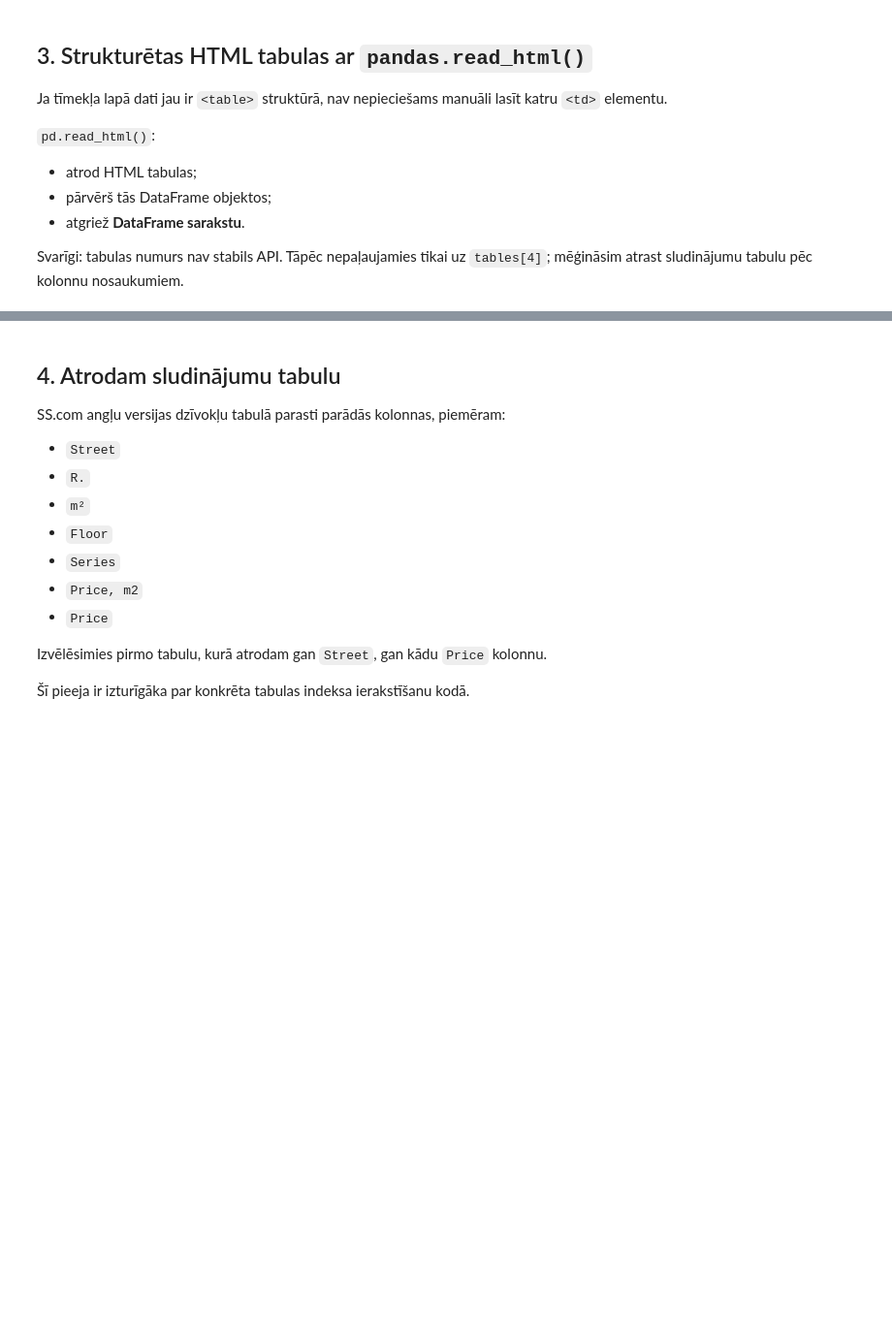
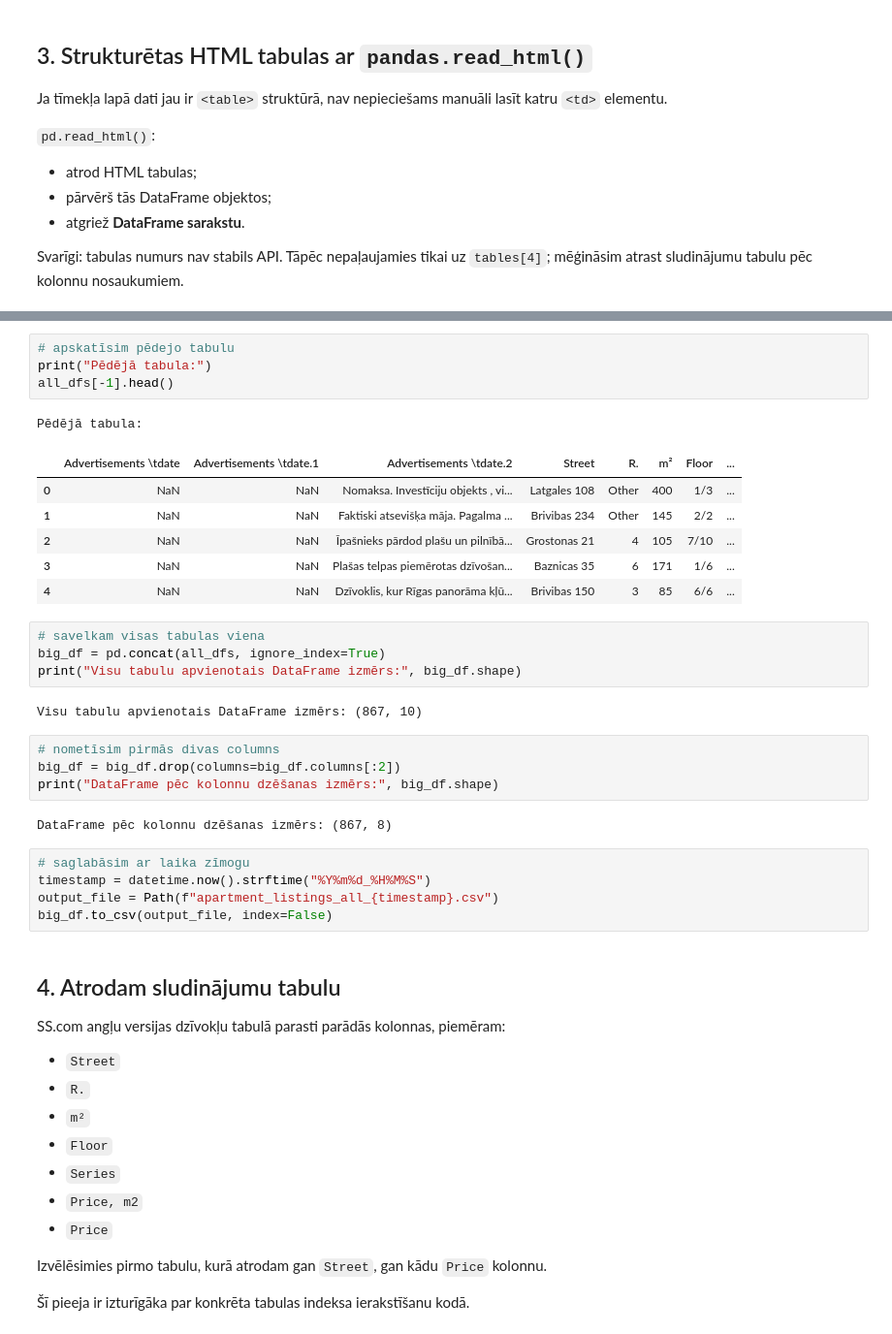
Before and after one commit to ValRCS/RTU_BDAA_Course_2026, a Jupyter notebook: notebooks/lecture_06_web_scraping/06_02_apartment_scraping.ipynb, the cells around one changed output, grey strips where cells are left out. Shown at 97% size. Saved outputs shown, nothing was run; the diff lists cells and outputs as text; blank space fills up the shorter version.

```diff
--- a/notebooks/lecture_06_web_scraping/06_02_apartment_scraping.ipynb
+++ b/notebooks/lecture_06_web_scraping/06_02_apartment_scraping.ipynb
@@ -181,3 +430,32 @@ for i, table in enumerate(tables):
+# %%
+# apskatīsim pēdejo tabulu
+print("Pēdējā tabula:")
+all_dfs[-1].head()
+# %% [output]
+Pēdējā tabula:
+|  | Advertisements \tdate | Advertisements \tdate.1 | Advertisements \tdate.2 | Street | R. | m² | Floor | ... |
+| 0 | NaN | NaN | Nomaksa. Investīciju objekts , vi... | Latgales 108 | Other | 400 | 1/3 | ... |
+| 1 | NaN | NaN | Faktiski atsevišķa māja. Pagalma ... | Brivibas 234 | Other | 145 | 2/2 | ... |
+| 2 | NaN | NaN | Īpašnieks pārdod plašu un pilnībā... | Grostonas 21 | 4 | 105 | 7/10 | ... |
+| 3 | NaN | NaN | Plašas telpas piemērotas dzīvošan... | Baznicas 35 | 6 | 171 | 1/6 | ... |
+| 4 | NaN | NaN | Dzīvoklis, kur Rīgas panorāma kļū... | Brivibas 150 | 3 | 85 | 6/6 | ... |
+# %%
+# savelkam visas tabulas viena
+big_df = pd.concat(all_dfs, ignore_index=True)
+print("Visu tabulu apvienotais DataFrame izmērs:", big_df.shape)
+# %% [output]
+Visu tabulu apvienotais DataFrame izmērs: (867, 10)
+# %%
+# nometīsim pirmās divas columns
+big_df = big_df.drop(columns=big_df.columns[:2])
+print("DataFrame pēc kolonnu dzēšanas izmērs:", big_df.shape)
+# %% [output]
+DataFrame pēc kolonnu dzēšanas izmērs: (867, 8)
+# %%
+# saglabāsim ar laika zīmogu
+timestamp = datetime.now().strftime("%Y%m%d_%H%M%S")
+output_file = Path(f"apartment_listings_all_{timestamp}.csv")
+big_df.to_csv(output_file, index=False)
 # %% [markdown]
 ## 4. Atrodam sludinājumu tabulu
 
```
Also changed, not shown: parts of 26 cells of this notebook.
